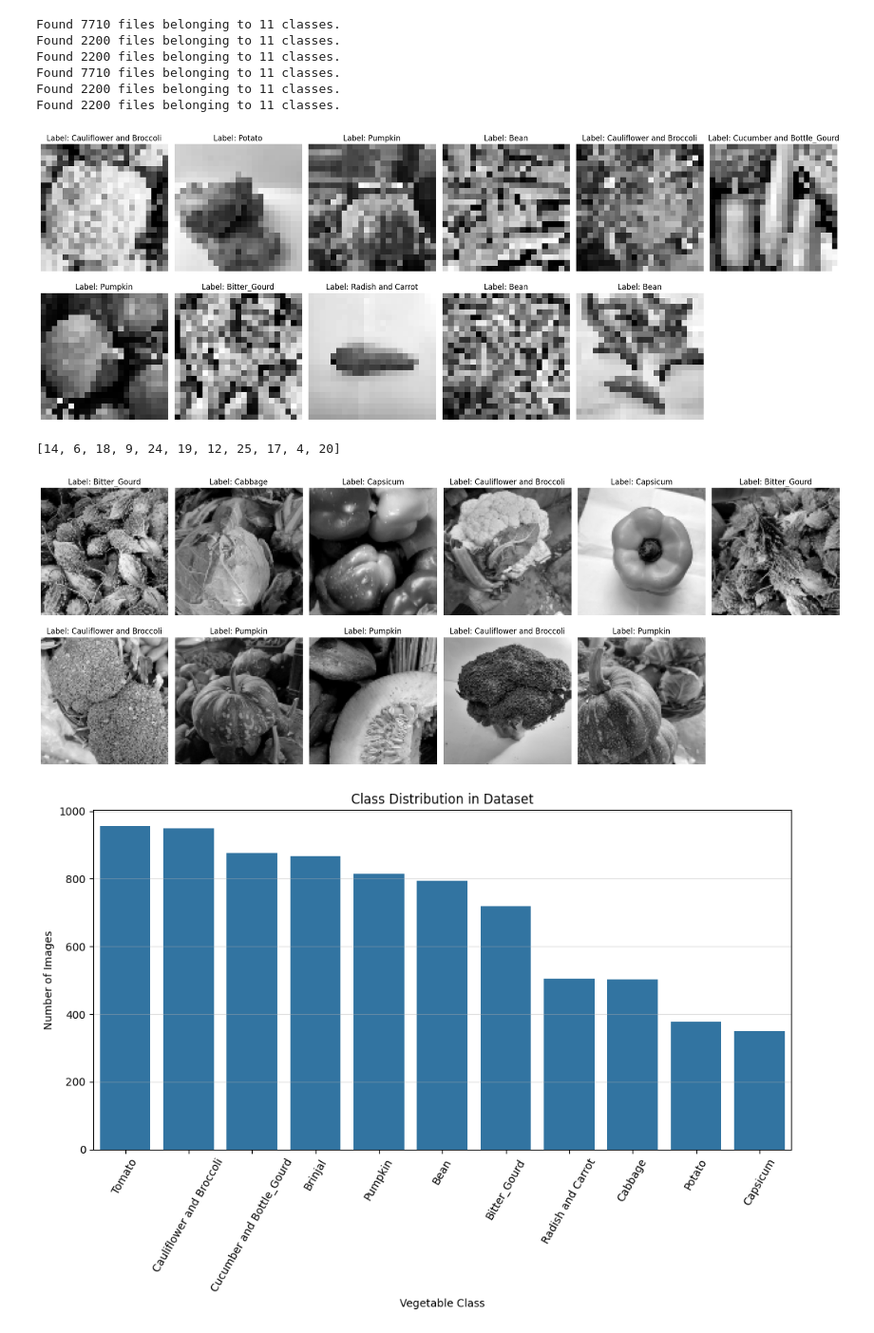
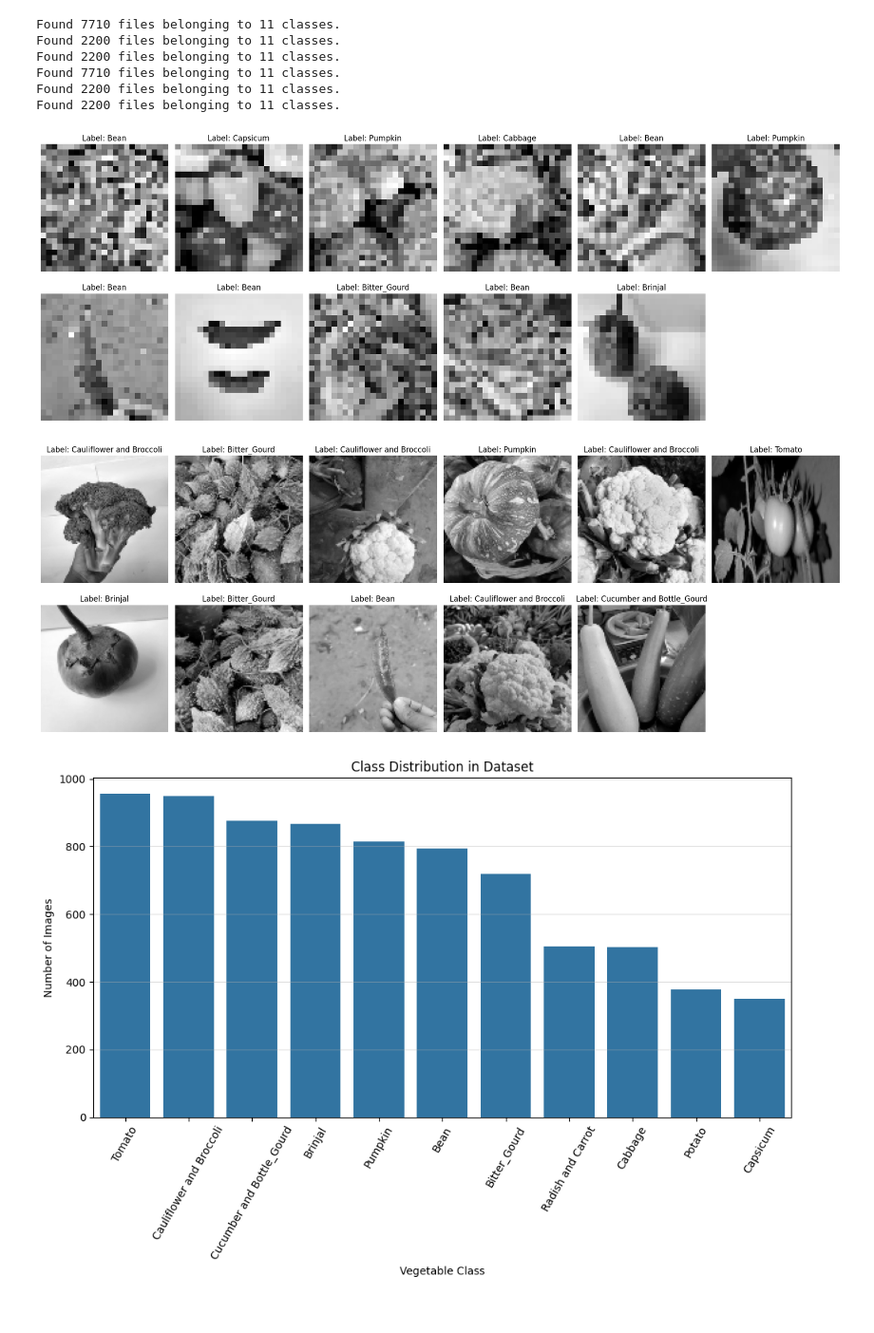
Before and after one commit to JoenC25/CNN-Classify-Vegetables, a Jupyter notebook: A_Convolutional_Neural_Network.ipynb, the cells around one changed output. Shown at 95% size. Cells and saved outputs as stored; diff of their text form; code cells hidden in the pictures.

```diff
--- a/A_Convolutional_Neural_Network.ipynb
+++ b/A_Convolutional_Neural_Network.ipynb
@@ -89,25 +73,41 @@ for (X_train_101, y_train_101), (X_test_101, y_test_101), (X_val_101, y_val_101)
+# %%
+def seperate_dataset_object(dataset):
+    X, y = [], []
+    for image, label in dataset:
+        X.append(image)
+        y.append(label)
+    X = tf.concat(X, axis=0).numpy()
+    y = tf.concat(y, axis=0).numpy()
+    return X, y
+
+X_train_23, y_train_23 = seperate_dataset_object(train_data_23)
+X_val_23, y_val_23 = seperate_dataset_object(val_data_23)
+X_test_23, y_test_23 = seperate_dataset_object(test_data_23)
+
+X_train_101, y_train_101 = seperate_dataset_object(train_data_101)
+X_val_101, y_val_101 = seperate_dataset_object(val_data_101)
+X_test_101, y_test_101 = seperate_dataset_object(test_data_101)
 # %%
 def show_sample_images(X, y, class_names):
     plt.figure(figsize=(18, 7))
     indices = random.sample(range(len(X)), len(class_names))
 
     for i, idx in enumerate(indices):
         plt.subplot(2, len(class_names)//2 + 1, i+1)
-        plt.imshow(X[idx], cmap='gray')
+        plt.imshow(X[idx].squeeze(), cmap='gray')
         plt.title(f"Label: {class_names[y[idx]]}")
         plt.axis('off')
     plt.tight_layout()
     plt.show()
 
 class_names = sorted(os.listdir(train_path))
 show_sample_images(X_train_23, y_train_23, class_names)
 # %% [output]
-[figure, old version]
+[figure, new version]
 # %%
 show_sample_images(X_train_101, y_train_101, class_names)
 # %% [output]
-[14, 6, 18, 9, 24, 19, 12, 25, 17, 4, 20]
-[figure, old version]
+[figure, new version]
 # %%
 label_names = [class_names[idx] for idx in y_train_23]
 
```
Also changed, not shown: parts of 6 cells of this notebook.
